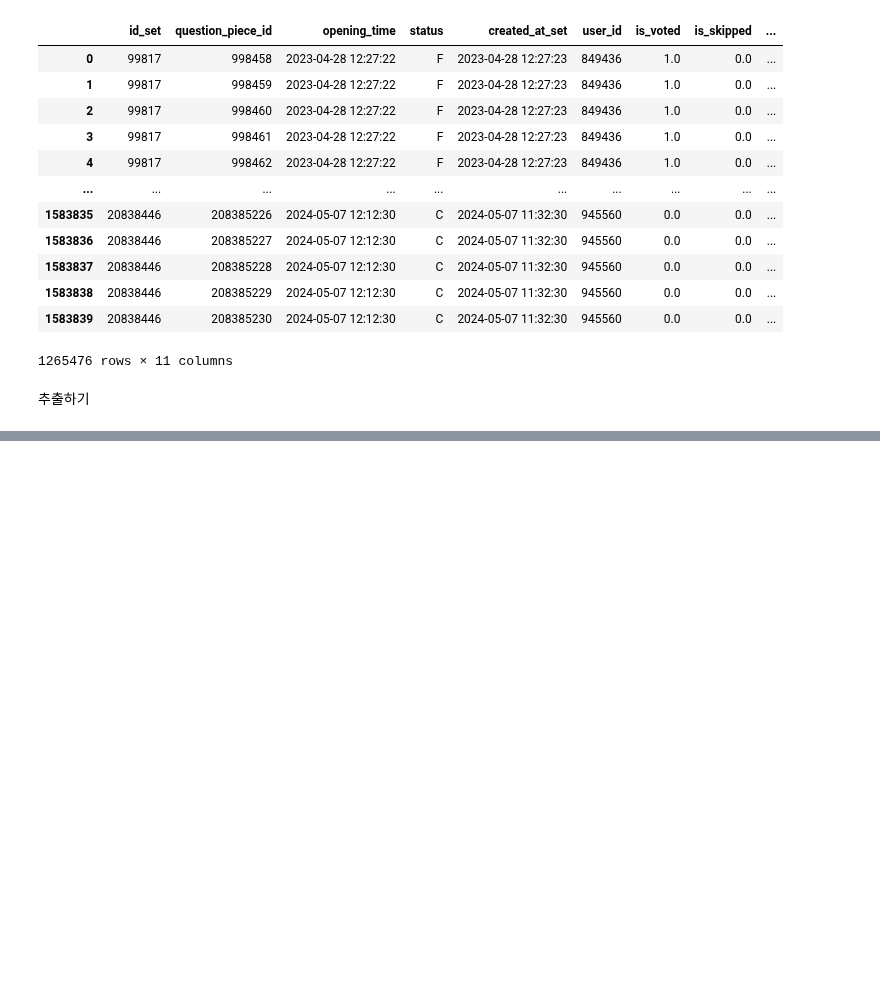
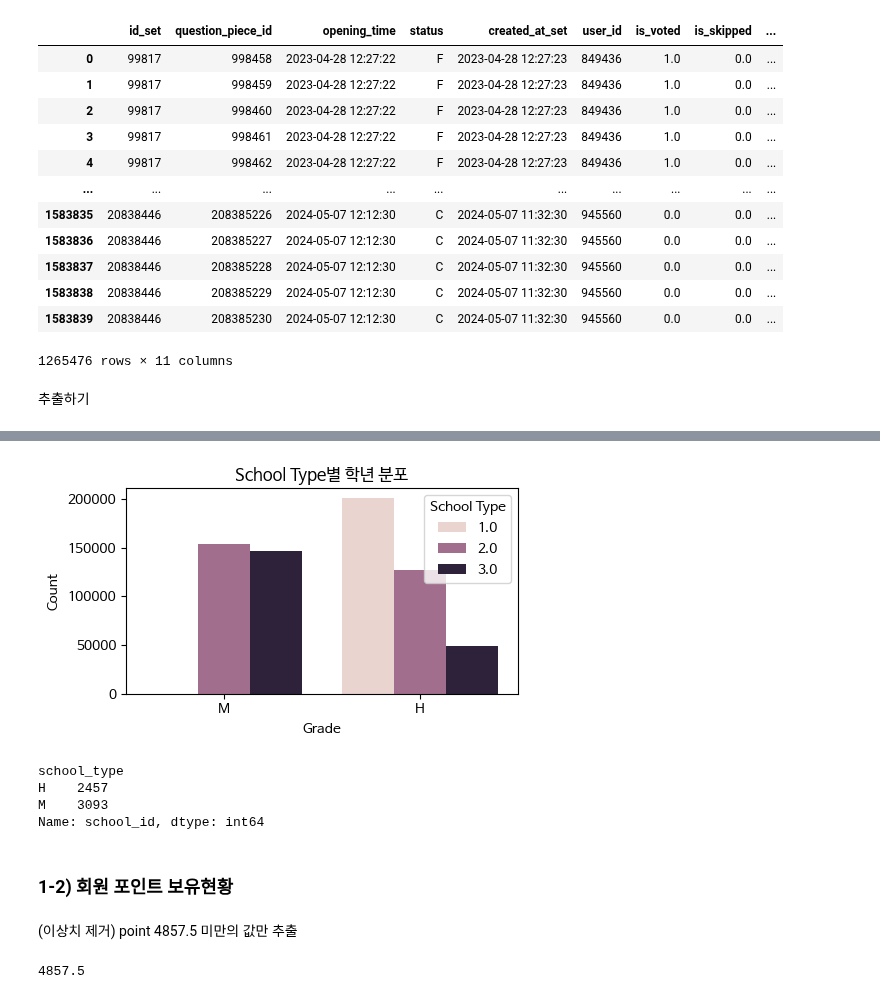
Before and after one commit to goheejieuri/final_project_team3, a Jupyter notebook: sohee.ipynb, the cells around one changed output, grey strips where cells are left out. Saved outputs shown, nothing was run; the diff lists cells and outputs as text; code cells hidden in the pictures; blank space fills up the shorter version.

```diff
--- a/sohee.ipynb
+++ b/sohee.ipynb
@@ -357,0 +443,29 @@ mem_con.execute("""
+# %%
+# 학교/학년별 유저수
+school_grade_df = user_df.groupby('school_type')['grade'].value_counts().reset_index()
+
+# 소계 만들기
+subtotals = (
+    school_grade_df.groupby('school_type')['count']
+    .sum()
+    .reset_index()
+    .assign(grade='소계')
+)
+
+# 총계 만들기
+grand_total = pd.DataFrame({
+    'school_type': ['총계'],
+    'grade': ['총계'],
+    'count': [school_grade_df['count'].sum()]
+})
+
+# 합치기
+final_df = pd.concat([school_grade_df, subtotals, grand_total], ignore_index=True)
+
+# 총합 가져오기
+total_count = final_df.loc[(final_df['school_type'] == '총계') & (final_df['grade'] == '총계'), 'count'].values[0]
+
+# percentage 컬럼 추가
+final_df['percentage(%)'] = round((final_df['count'] / total_count) * 100, 2)
+
+final_df
@@ -357,0 +483,38 @@ mem_con.execute("""
+# %%
+plot_df = final_df[
+    (final_df['grade'] != '소계') &
+    (final_df['school_type'] != '총계')
+]
+
+plt.figure(figsize=(5,3))
+sns.barplot(data=plot_df, x='school_type', y='count', hue='grade', order=['M', 'H'])
+
+plt.title('School Type별 학년 분포')
+plt.xlabel('Grade')
+plt.ylabel('Count')
+plt.legend(title='School Type')
+plt.tight_layout()
+plt.show()
+# %% [output]
+[figure, added]
+# %%
+user_df.groupby('school_type')['school_id'].nunique()
+# %% [output]
+school_type
+H    2457
+M    3093
+Name: school_id, dtype: int64
+# %% [markdown]
+### 1-2) 회원 포인트 보유현황
+# %% [markdown]
+(이상치 제거) point 4857.5 미만의 값만 추출
+# %%
+# point 상한값 설정
+q1 = user_df['point'].quantile(0.25)
+q3 = user_df['point'].quantile(0.75)
+
+iqr = q3 - q1
+
+print(q3 + 1.5*iqr)
+# %% [output]
+4857.5
```
Also changed, not shown: parts of 77 cells of this notebook.
